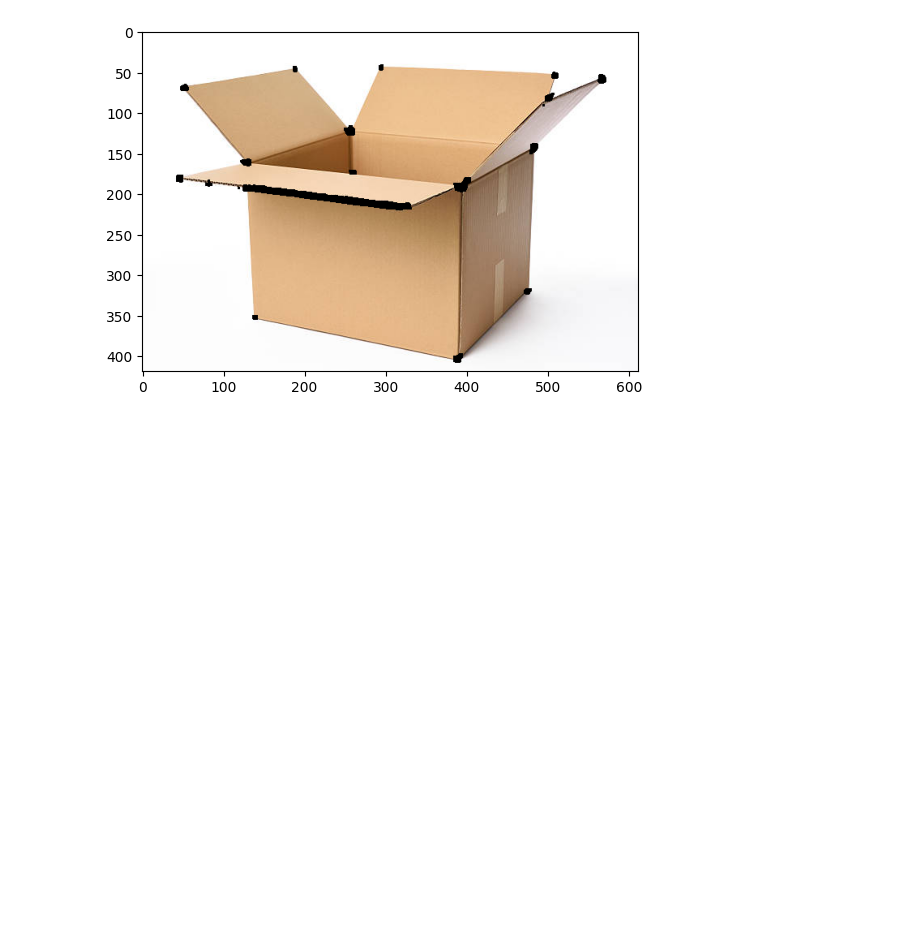
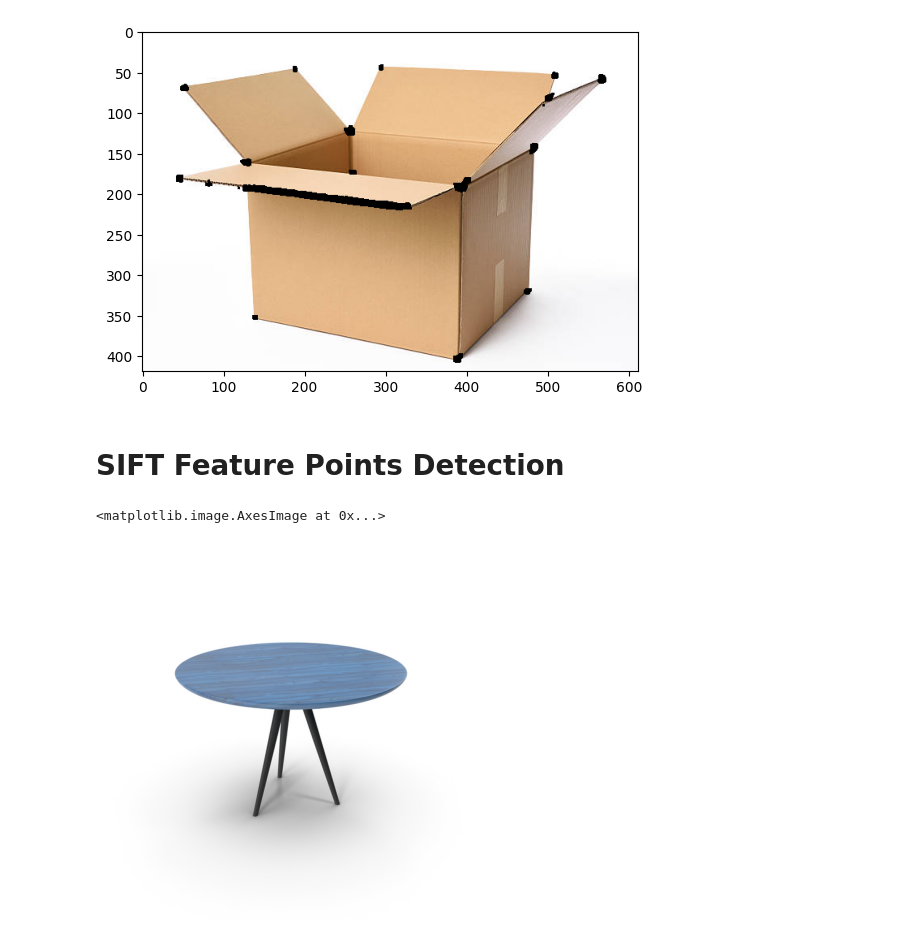
Before and after one commit to prerakl123/ML-Ops, a Jupyter notebook: AML_SRM/Assignment_21-02-2024 and 28-02-2024/Assignment_21-02-2024 and 28-02-2024.ipynb, the cells around one changed output. Cells and saved outputs as stored; diff of their text form; code cells hidden in the pictures; blank space fills up the shorter version.

```diff
--- a/AML_SRM/Assignment_21-02-2024/Assignment_21-02-2024.ipynb
+++ b/AML_SRM/Assignment_21-02-2024 and 28-02-2024/Assignment_21-02-2024 and 28-02-2024.ipynb
@@ -167,3 +167,28 @@ plt.imshow(img)
 # %% [output]
 <matplotlib.image.AxesImage at 0x...>
 [figure]
+# %% [markdown]
+# SIFT Feature Points Detection
+# %%
+import sys
+import cv2
+import numpy as np
+
+# Load input image -- 'table.jpg'
+input_file = 'table.jpg'
+img = cv2.imread(input_file)
+
+img_gray = cv2.cvtColor(img, cv2.COLOR_BGR2GRAY)
+
+sift = cv2.xfeatures2d.SIFT_create()
+keypoints = sift.detect(img_gray, None)
+
+img_sift = np.copy(img)
+cv2.drawKeypoints(img, keypoints, img_sift,
+flags=cv2.DRAW_MATCHES_FLAGS_DRAW_RICH_KEYPOINTS)
+
+plt.axis('off')
+plt.imshow(img)
+# %% [output]
+<matplotlib.image.AxesImage at 0x...>
+[figure, added]
```
Also changed, not shown: parts of 3 cells of this notebook, 5 other files.
